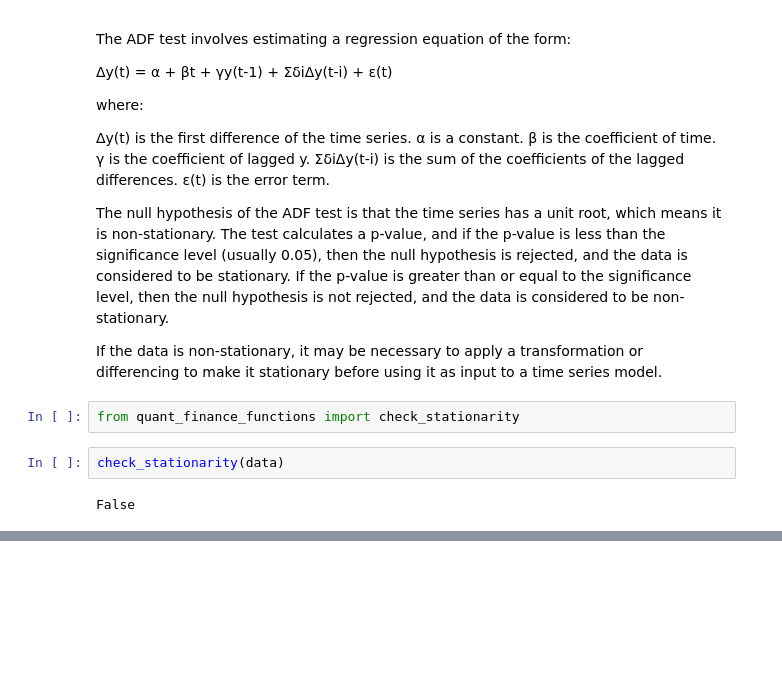
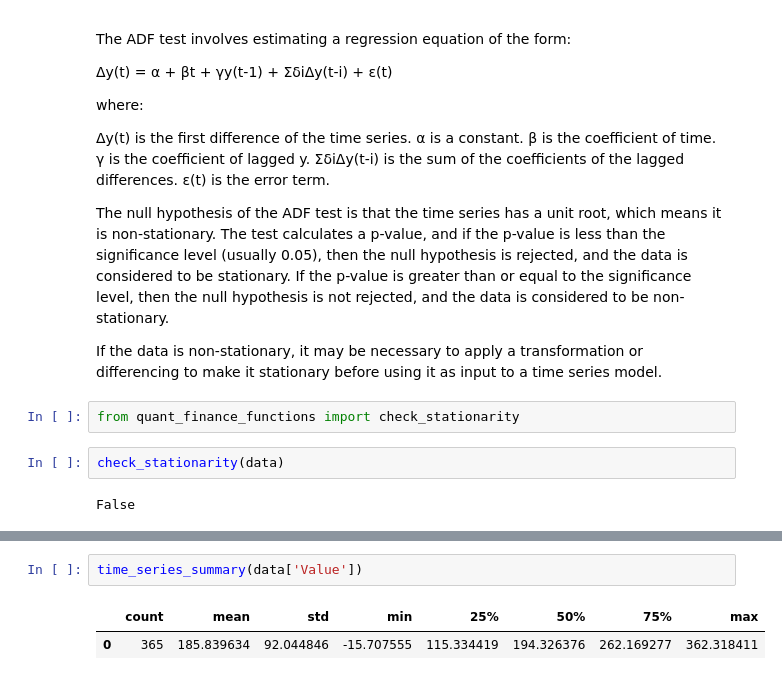
Before and after one commit to OzodbekOzodov/quant-finance, a Jupyter notebook: First-notebook.ipynb, the cells around one changed output, grey strips where cells are left out. Drawn from its saved outputs; the diff is of its cells as text; blank space fills up the shorter version.

```diff
--- a/First-notebook.ipynb
+++ b/First-notebook.ipynb
@@ -62,0 +68,5 @@ ImportError: cannot import name 'time_series_summary' from 'quant_finance_functi
+# %%
+time_series_summary(data['Value'])
+# %% [output]
+|  | count | mean | std | min | 25% | 50% | 75% | max |
+| 0 | 365 | 185.839634 | 92.044846 | -15.707555 | 115.334419 | 194.326376 | 262.169277 | 362.318411 |
```
Also changed, not shown: parts of 4 cells of this notebook, 1 other file.
